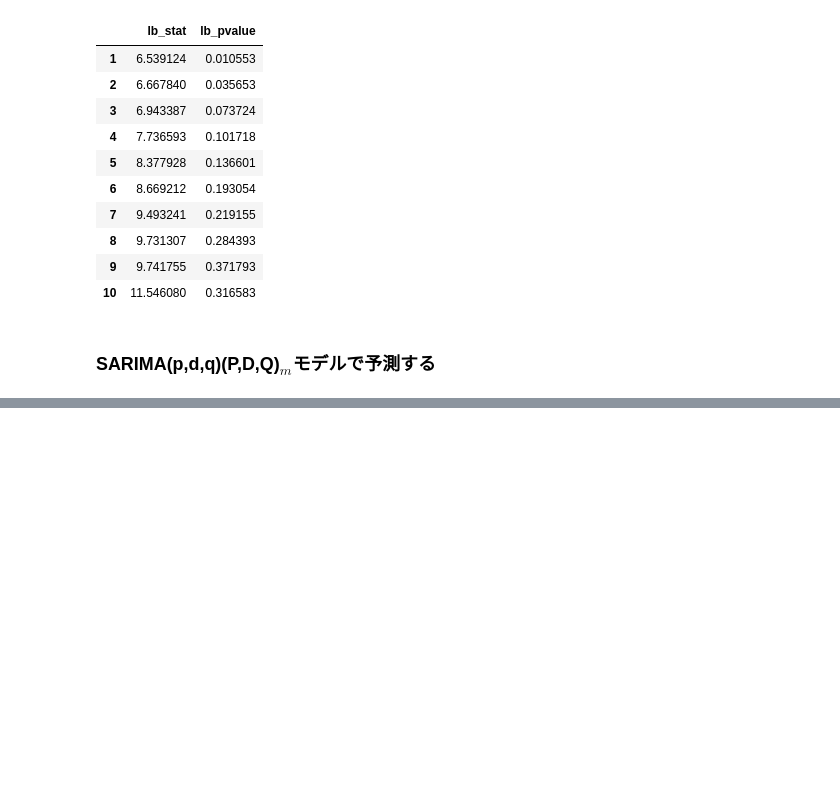
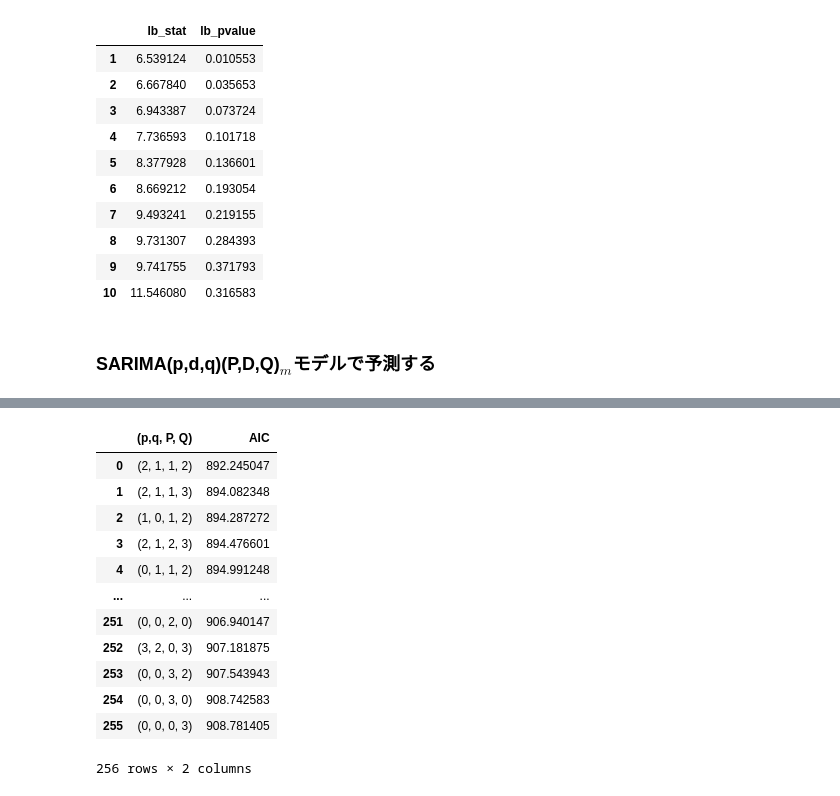
Before and after one commit to yonesuke/TimeSeriesForecastingInPython, a Jupyter notebook: docs/chapter08.ipynb, the cells around one changed output, grey strips where cells are left out. Cells and saved outputs as stored; diff of their text form; code cells hidden in the pictures; blank space fills up the shorter version.

```diff
--- a/docs/chapter08.ipynb
+++ b/docs/chapter08.ipynb
@@ -209,0 +235,22 @@ acorr_ljungbox(model_ARIMA.resid, np.arange(1, 11))
+# %%
+d = 1 # 差分を2回取る
+D = 1 # ARIMA(p, d, q)モデルを使う
+s = 12 # statsmodelsにおいてs=頻度(m)である、今回は月次なので12
+
+# p,q,P,Qを0~3まで動かす
+orders = list(product(range(4), repeat=4))
+optimize_SARIMA(train['Passengers'], orders, d, D, s)
+# %% [output]
+|  | (p,q, P, Q) | AIC |
+| 0 | (2, 1, 1, 2) | 892.245047 |
+| 1 | (2, 1, 1, 3) | 894.082348 |
+| 2 | (1, 0, 1, 2) | 894.287272 |
+| 3 | (2, 1, 2, 3) | 894.476601 |
+| 4 | (0, 1, 1, 2) | 894.991248 |
+| ... | ... | ... |
+| 251 | (0, 0, 2, 0) | 906.940147 |
+| 252 | (3, 2, 0, 3) | 907.181875 |
+| 253 | (0, 0, 3, 2) | 907.543943 |
+| 254 | (0, 0, 3, 0) | 908.742583 |
+| 255 | (0, 0, 0, 3) | 908.781405 |
+256 rows × 2 columns
```
Also changed, not shown: parts of 6 cells of this notebook.
